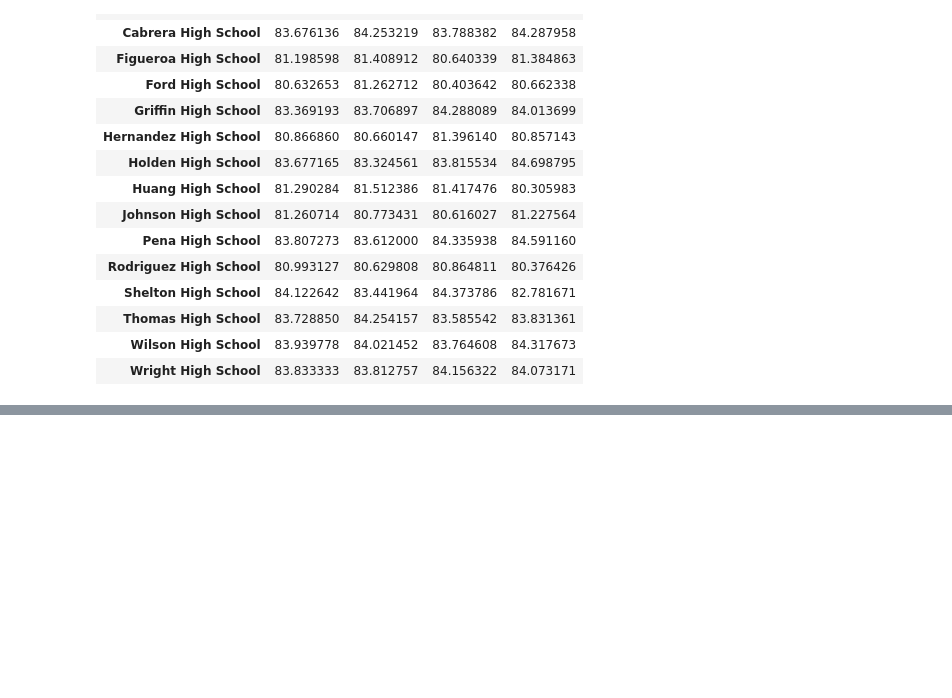
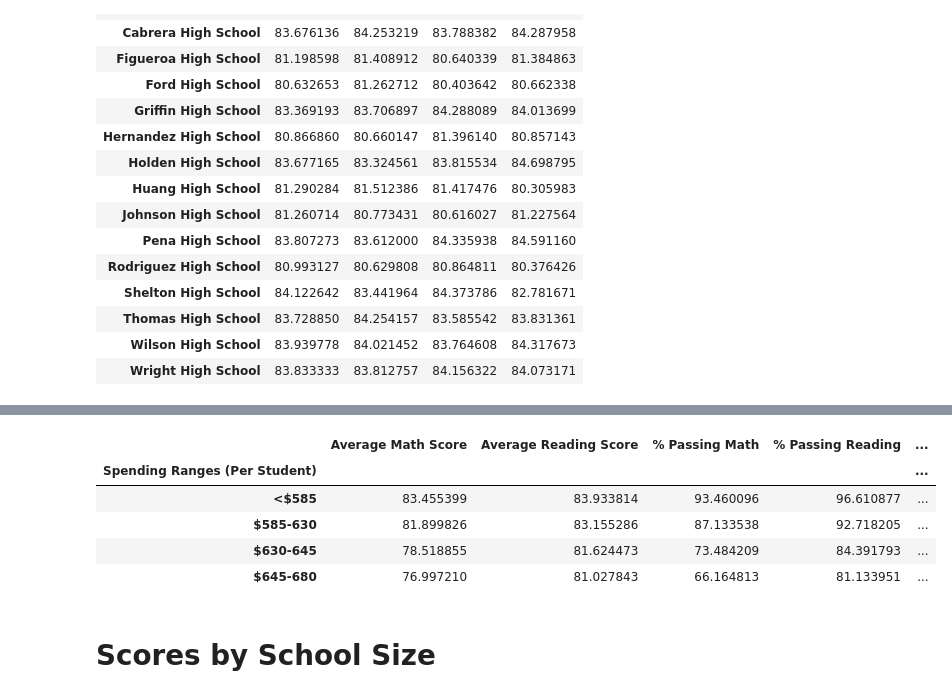
Before and after one commit to jenna-mk/pandas-challenge, a Jupyter notebook: PyCitySchools/Pandas_Challenge.ipynb, the cells around one changed output, grey strips where cells are left out. Saved outputs shown, nothing was run; the diff lists cells and outputs as text; code cells hidden in the pictures; blank space fills up the shorter version.

Commit message:
Completed scores by school spending, school size, and school type

```diff
--- a/PyCitySchools/Pandas_Challenge.ipynb
+++ b/PyCitySchools/Pandas_Challenge.ipynb
@@ -466,0 +470,18 @@ reading_scores_by_grade
+# %%
+# Create a copy of the per school summary to use the per school budget category for analysis
+school_spending_df = per_school_summary.copy()
+# %%
+# Remove the formatting for the budget to allow binning
+school_spending_df['Per Student Budget'] = school_spending_df['Per Student Budget'].str.replace('$','', regex=False).astype(float)
+# %%
+# Categorize the spending based on established bins using the pd.cut() function
+school_spending_df['Spending Ranges (Per Student)'] = pd.cut(school_spending_df['Per Student Budget'], spending_bins, labels = labels)
+
+# Make sure the values are numeric
+school_spending_df['Per Student Budget'] = pd.to_numeric(school_spending_df['Per Student Budget'])
+
+# Add the formatting back in
+school_spending_df["Per Student Budget"] = school_spending_df["Per Student Budget"].map("${:,.2f}".format)
+
+# Display the df
+school_spending_df
@@ -466,0 +505,23 @@ reading_scores_by_grade
+# %%
+#  Group the dataframe by spending ranges per student, and find the average of each category
+spending_math_scores = school_spending_df.groupby(["Spending Ranges (Per Student)"])["Average Math Score"].mean()
+spending_reading_scores = school_spending_df.groupby(["Spending Ranges (Per Student)"])["Average Reading Score"].mean()
+spending_passing_math = school_spending_df.groupby(["Spending Ranges (Per Student)"])["% Passing Math"].mean()
+spending_passing_reading = school_spending_df.groupby(["Spending Ranges (Per Student)"])["% Passing Reading"].mean()
+overall_passing_spending = school_spending_df.groupby(["Spending Ranges (Per Student)"])["% Overall Passing"].mean()
+# %%
+# Create a new dataframe from the above calculated
+spending_summary = pd.concat([spending_math_scores, spending_reading_scores, spending_passing_math, spending_passing_reading, overall_passing_spending], axis = 1)
+spending_summary.columns = ['Average Math Score','Average Reading Score','% Passing Math','% Passing Reading','% Overall Passing']
+
+# Display the df
+spending_summary
+# %% [output]
+|  | Average Math Score | Average Reading Score | % Passing Math | % Passing Reading | ... |
+| Spending Ranges (Per Student) |  |  |  |  | ... |
+| <$585 | 83.455399 | 83.933814 | 93.460096 | 96.610877 | ... |
+| $585-630 | 81.899826 | 83.155286 | 87.133538 | 92.718205 | ... |
+| $630-645 | 78.518855 | 81.624473 | 73.484209 | 84.391793 | ... |
+| $645-680 | 76.997210 | 81.027843 | 66.164813 | 81.133951 | ... |
+# %% [markdown]
+# Scores by School Size
```
Also changed, not shown: parts of 13 cells of this notebook.
